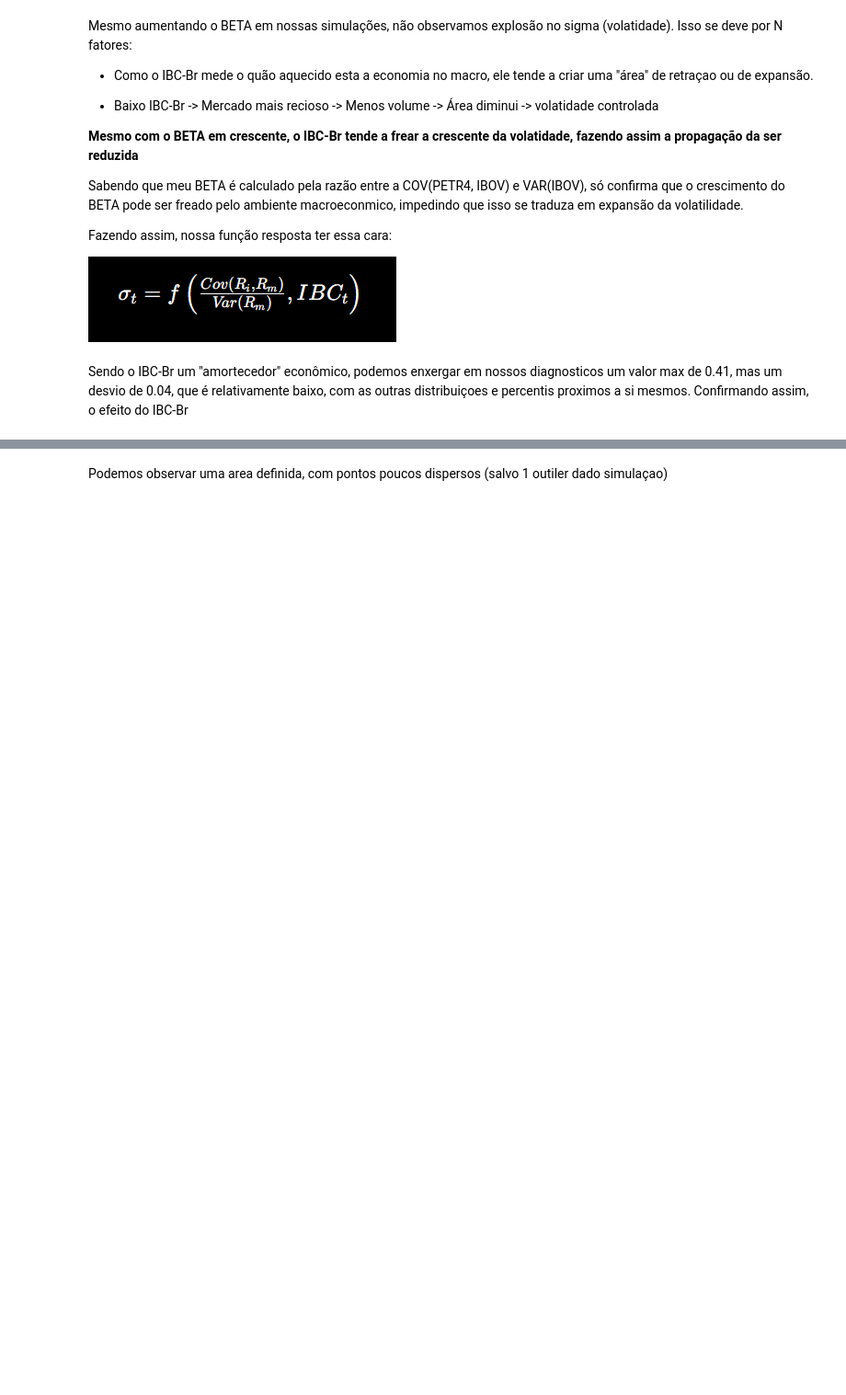
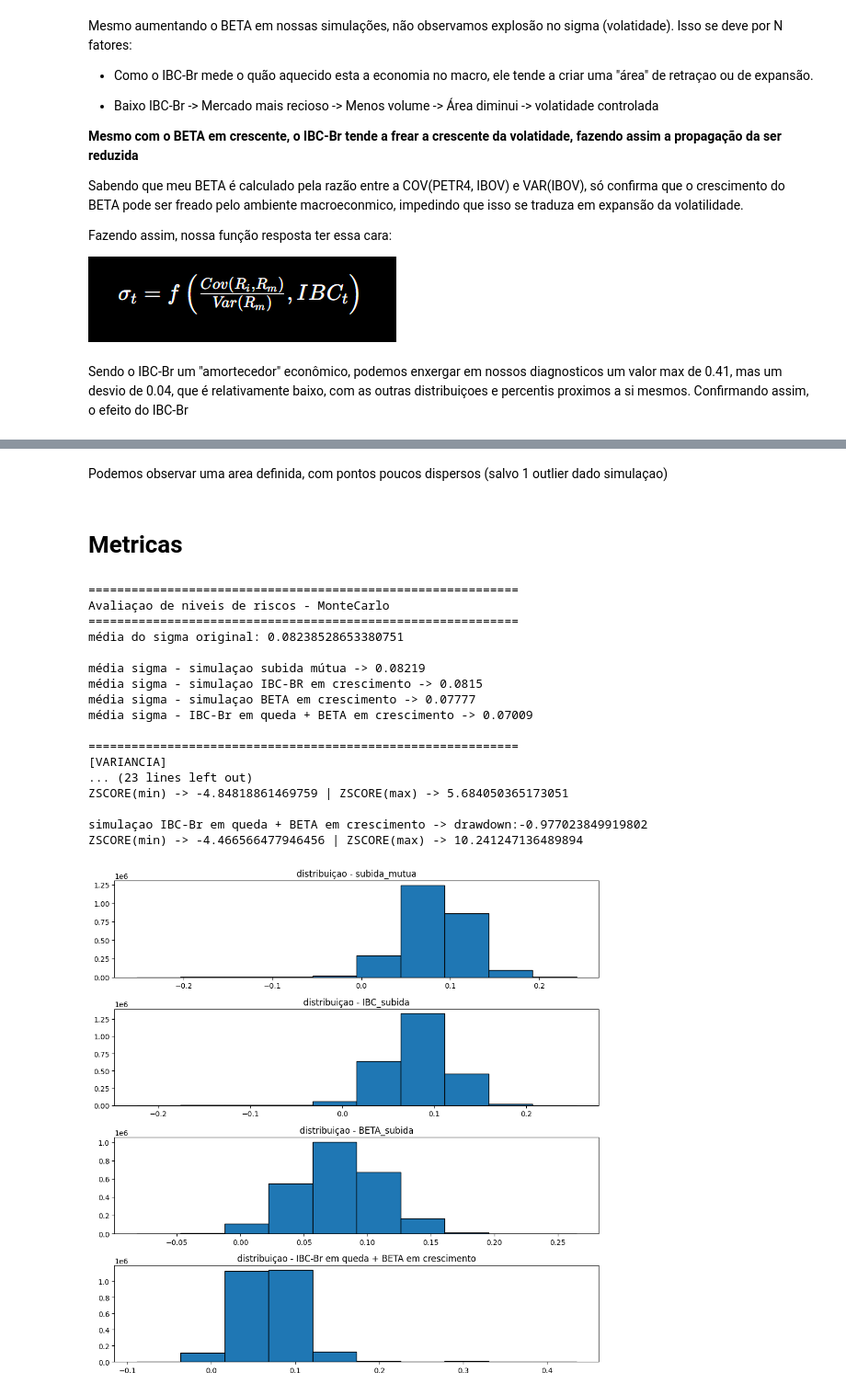
Before and after one commit to WesleySouza13/oil-price-shock-analysis, a Jupyter notebook: notebooks/02_modeling.ipynb, the cells around one changed output, grey strips where cells are left out. Shown at 92% size. Saved outputs shown, nothing was run; the diff lists cells and outputs as text; code cells hidden in the pictures; blank space fills up the shorter version.

```diff
--- a/notebooks/02_modeling.ipynb
+++ b/notebooks/02_modeling.ipynb
@@ -970,2 +979,4 @@ plt.show()
 # %% [markdown]
-Podemos observar uma area definida, com pontos poucos dispersos (salvo 1 outiler dado simulaçao)
+Podemos observar uma area definida, com pontos poucos dispersos (salvo 1 outlier dado simulaçao)
+# %% [markdown]
+# Metricas
@@ -971,0 +996,71 @@ Podemos observar uma area definida, com pontos poucos dispersos (salvo 1 outiler
+# %%
+print("==="*20)
+print('Avaliaçao de niveis de riscos - MonteCarlo')
+print("==="*20)
+print(f"média do sigma original: {y_test.mean()}")
+print()
+print(f'média sigma - simulaçao subida mútua -> {round(mean_high.mean(),5)}')
+print(f'média sigma - simulaçao IBC-BR em crescimento -> {round(mean_ibc_high.mean(),5)}')
+print(f'média sigma - simulaçao BETA em crescimento -> {round(beta_high_mean.mean(),5)} ')
+print(f'média sigma - IBC-Br em queda + BETA em crescimento -> {round(mean_ibc_low_beta_high.mean(),5)} ')
+print()
+print("==="*20)
+print('[VARIANCIA]')
+print("==="*20)
+print(f'variancia sigma ORIGINAL -> {y_test.var()}')
+print(f'variancia sigma - simulaçao subida mútua -> {round(mean_high.var(),5)}')
+print(f'variancia sigma - simulaçao IBC-BR em crescimento -> {round(mean_ibc_high.var(),5)}')
+print(f'variancia sigma - simulaçao BETA em crescimento -> {round(beta_high_mean.var(),5)} ')
+print(f'variancia sigma - IBC-Br em queda + BETA em crescimento -> {round(mean_ibc_low_beta_high.var(),5)} ')
+print("==="*20)
+print('[PERCENTIS]')
+print("==="*20)
+
+print(f"percentis sigma ORIGINAL -> {np.percentile(y_test,95)}")
+print(f'percentis sigma - simulaçao subida mútua -> {np.percentile(mean_high,95)}')
+print(f'percentis sigma - simulaçao IBC-BR em crescimento -> {np.percentile(mean_ibc_high,95)}')
+print(f'percentis sigma - simulaçao BETA em crescimento -> {np.percentile(beta_high_mean,95)} ')
+print(f'percentis sigma - IBC-Br em queda + BETA em crescimento -> {np.percentile(mean_ibc_low_beta_high,95)} ')
+print("==="*20)
+print('[DRAWDOWN]')
+dd = {'subida_mutua':mean_high,
+    'IBC_subida':mean_ibc_high,
+    'BETA_subida':beta_high_mean,
+    'IBC-Br em queda + BETA em crescimento':mean_ibc_low_beta_high}
+
+fig, axes = plt.subplots(len(dd), 1, figsize=(10,10))
+for ax, (name, num) in zip( axes, dd.items()):
+    data = pd.Series(num.flatten())
+    data_abs = np.abs(data)
+    data_abs = data_abs.clip(lower=0.01)
+    max_price = data_abs.cummax()
+
+    #calculando delta de variaçao
+    zscore_sigma = (data-data.mean())/data.std()
+    drawdown = (data_abs/max_price)-1
+    print(f'simulaçao {name} -> drawdown:{drawdown.min()}')
+    print(f'ZSCORE(min) -> {zscore_sigma.min()} | ZSCORE(max) -> {zscore_sigma.max()} ')
+    print()
+    ax.hist(data, edgecolor='black')
+    ax.set_title(f'distribuiçao - {name}')
+plt.tight_layout()
+plt.show()
+# %% [output]
+============================================================
+Avaliaçao de niveis de riscos - MonteCarlo
+============================================================
+média do sigma original: 0.08238528653380751
+
+média sigma - simulaçao subida mútua -> 0.08219
+média sigma - simulaçao IBC-BR em crescimento -> 0.0815
+média sigma - simulaçao BETA em crescimento -> 0.07777
+média sigma - IBC-Br em queda + BETA em crescimento -> 0.07009
+
+============================================================
+[VARIANCIA]
+... (23 lines left out)
+ZSCORE(min) -> -4.84818861469759 | ZSCORE(max) -> 5.684050365173051
+
+simulaçao IBC-Br em queda + BETA em crescimento -> drawdown:-0.977023849919802
+ZSCORE(min) -> -4.466566477946456 | ZSCORE(max) -> 10.241247136489894
+[figure, added]
```
Also changed, not shown: parts of 28 cells of this notebook, 1 other file.
